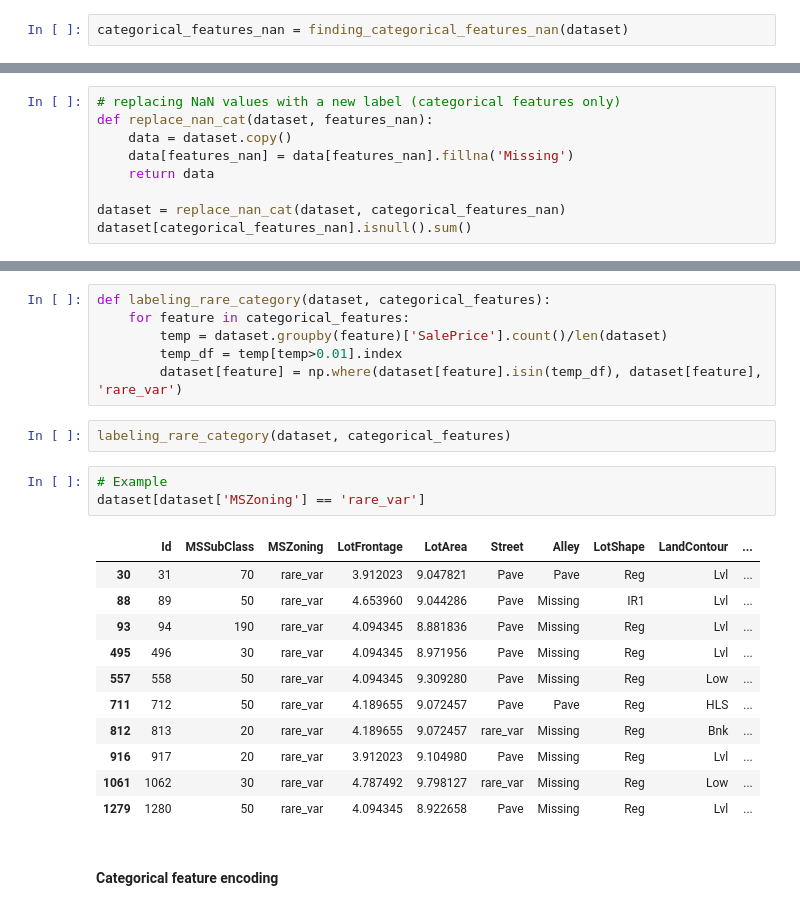
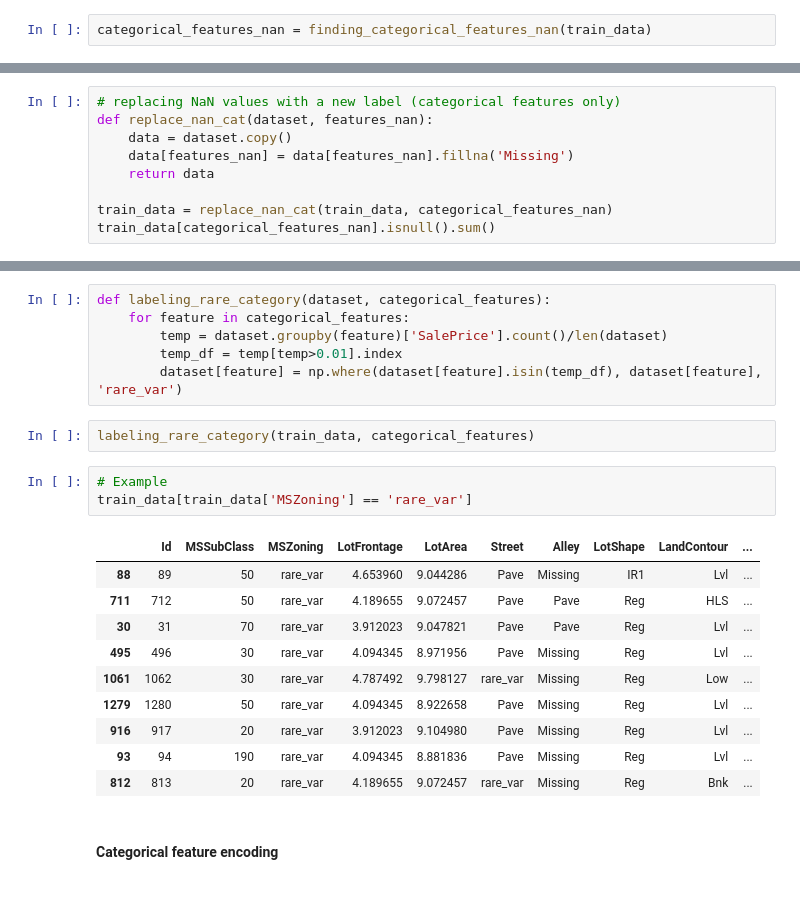
Before and after one commit to Prithvi2310/Advanced-House-Price-Prediction, a Jupyter notebook: ipynb files/Feature-Engineering.ipynb, the cells around one changed output, grey strips where cells are left out. Drawn from its saved outputs; the diff is of its cells as text.

```diff
--- a/ipynb files/Feature-Engineering.ipynb
+++ b/ipynb files/Feature-Engineering.ipynb
@@ -68,7 +70,7 @@ def finding_categorical_features_nan(dataset):
     categorical_features_nan = [feature for feature in dataset.columns if dataset[feature].isnull().sum()>0 and dataset[feature].dtype == 'O']
     return categorical_features_nan
 # %%
-categorical_features_nan = finding_categorical_features_nan(dataset)
+categorical_features_nan = finding_categorical_features_nan(train_data)
 # %%
 def print_missing_values(dataset, features_nan):
     rows = dataset.shape[0]
@@ -101,8 +103,8 @@ def replace_nan_cat(dataset, features_nan):
     data[features_nan] = data[features_nan].fillna('Missing')
     return data
 
-dataset = replace_nan_cat(dataset, categorical_features_nan)
-dataset[categorical_features_nan].isnull().sum()
+train_data = replace_nan_cat(train_data, categorical_features_nan)
+train_data[categorical_features_nan].isnull().sum()
 # %% [output]
 Alley           0
 MasVnrType      0
@@ -271,22 +273,21 @@ def labeling_rare_category(dataset, categorical_features):
         temp_df = temp[temp>0.01].index
         dataset[feature] = np.where(dataset[feature].isin(temp_df), dataset[feature], 'rare_var')
 # %%
-labeling_rare_category(dataset, categorical_features)
+labeling_rare_category(train_data, categorical_features)
 # %%
 # Example
-dataset[dataset['MSZoning'] == 'rare_var']
+train_data[train_data['MSZoning'] == 'rare_var']
 # %% [output]
 |  | Id | MSSubClass | MSZoning | LotFrontage | LotArea | Street | Alley | LotShape | LandContour | ... |
+| 88 | 89 | 50 | rare_var | 4.653960 | 9.044286 | Pave | Missing | IR1 | Lvl | ... |
+| 711 | 712 | 50 | rare_var | 4.189655 | 9.072457 | Pave | Pave | Reg | HLS | ... |
 | 30 | 31 | 70 | rare_var | 3.912023 | 9.047821 | Pave | Pave | Reg | Lvl | ... |
-| 88 | 89 | 50 | rare_var | 4.653960 | 9.044286 | Pave | Missing | IR1 | Lvl | ... |
-| 93 | 94 | 190 | rare_var | 4.094345 | 8.881836 | Pave | Missing | Reg | Lvl | ... |
 | 495 | 496 | 30 | rare_var | 4.094345 | 8.971956 | Pave | Missing | Reg | Lvl | ... |
-| 557 | 558 | 50 | rare_var | 4.094345 | 9.309280 | Pave | Missing | Reg | Low | ... |
-| 711 | 712 | 50 | rare_var | 4.189655 | 9.072457 | Pave | Pave | Reg | HLS | ... |
-| 812 | 813 | 20 | rare_var | 4.189655 | 9.072457 | rare_var | Missing | Reg | Bnk | ... |
-| 916 | 917 | 20 | rare_var | 3.912023 | 9.104980 | Pave | Missing | Reg | Lvl | ... |
 | 1061 | 1062 | 30 | rare_var | 4.787492 | 9.798127 | rare_var | Missing | Reg | Low | ... |
 | 1279 | 1280 | 50 | rare_var | 4.094345 | 8.922658 | Pave | Missing | Reg | Lvl | ... |
+| 916 | 917 | 20 | rare_var | 3.912023 | 9.104980 | Pave | Missing | Reg | Lvl | ... |
+| 93 | 94 | 190 | rare_var | 4.094345 | 8.881836 | Pave | Missing | Reg | Lvl | ... |
+| 812 | 813 | 20 | rare_var | 4.189655 | 9.072457 | rare_var | Missing | Reg | Bnk | ... |
 # %% [markdown]
 #### Categorical feature encoding
 # %%
```
Also changed, not shown: parts of 21 cells of this notebook, 1 other file.
